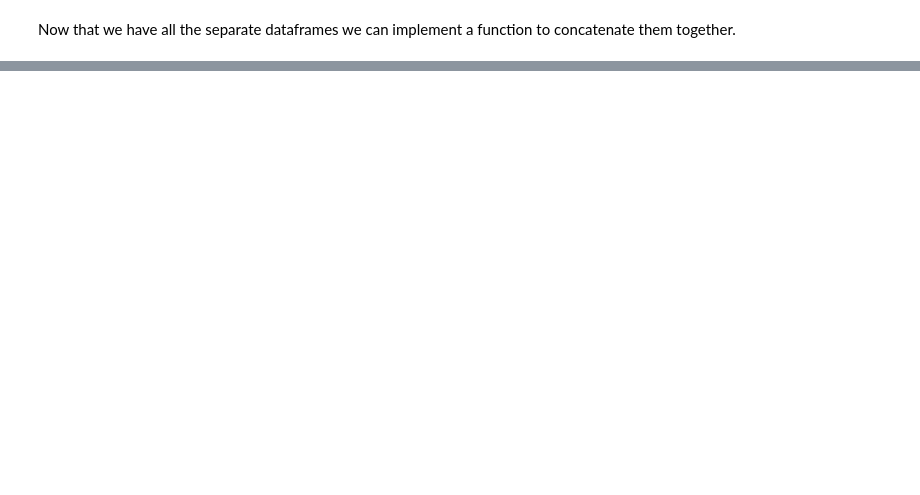
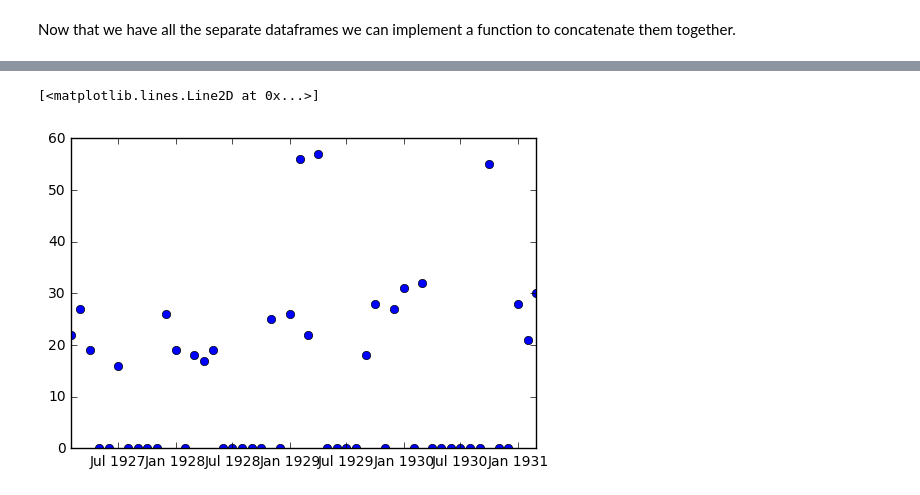
Before and after one commit to ThomVett/Project_ADA, a Jupyter notebook: 3_Extracting the Data.ipynb, the cells around one changed output, grey strips where cells are left out. Saved outputs shown, nothing was run; the diff lists cells and outputs as text; code cells hidden in the pictures; blank space fills up the shorter version.

```diff
--- a/3_Extracting the Data.ipynb
+++ b/3_Extracting the Data.ipynb
@@ -228,0 +188,3 @@ wordCountYear.to_csv('Data/wordCountYear.csv')
+# %%
+dfFinal.drop(dfFinal.columns[128710:],axis=1, inplace=True)
+dfFinal.shape
@@ -228,0 +223,5 @@ wordCountYear.to_csv('Data/wordCountYear.csv')
+# %%
+plt.plot_date(yearIndex[1500:1550],yearData['hiver'].values[1500:1550])
+# %% [output]
+[<matplotlib.lines.Line2D at 0x...>]
+[figure, added]
```
Also changed, not shown: parts of 49 cells of this notebook.
